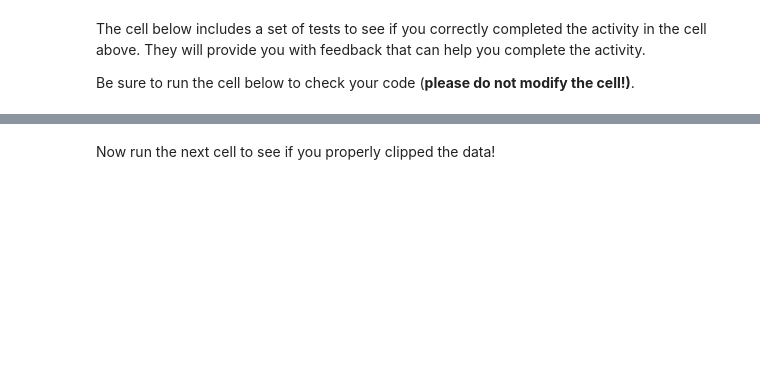
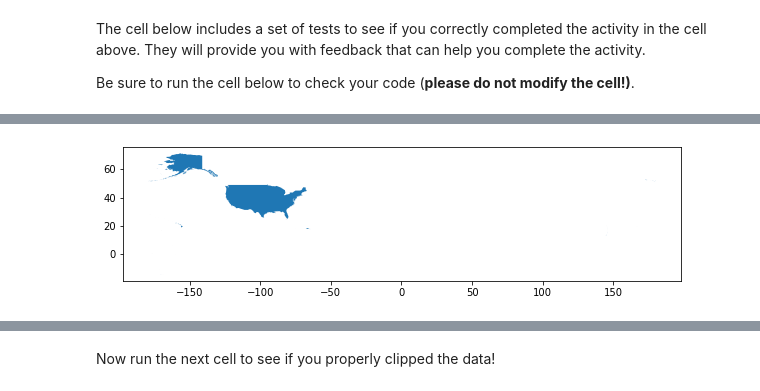
Before and after one commit to earthlab/edsc-summer-2020, a Jupyter notebook: data-types/02-intro-vector-data.ipynb, the cells around one changed output, grey strips where cells are left out. Cells and saved outputs as stored; diff of their text form; code cells hidden in the pictures; blank space fills up the shorter version.

```diff
--- a/data-types/02-intro-vector-data.ipynb
+++ b/data-types/02-intro-vector-data.ipynb
@@ -409,0 +497,10 @@ We subsetted the `countries` dataset and made a GeoDataFrame that is just the bo
+# %%
+# Subset the countries data to just a single
+united_states_boundary = countries.loc[countries['SOVEREIGNT'] == 'United States of America']
+
+# Notice in the plot below, that only the boundary for the USA is in the new variable
+f, ax = plt.subplots(figsize=(10,6))
+united_states_boundary.plot(ax=ax)
+plt.show()
+# %% [output]
+[figure, added]
```
Also changed, not shown: parts of 26 cells of this notebook, 3 other files.
